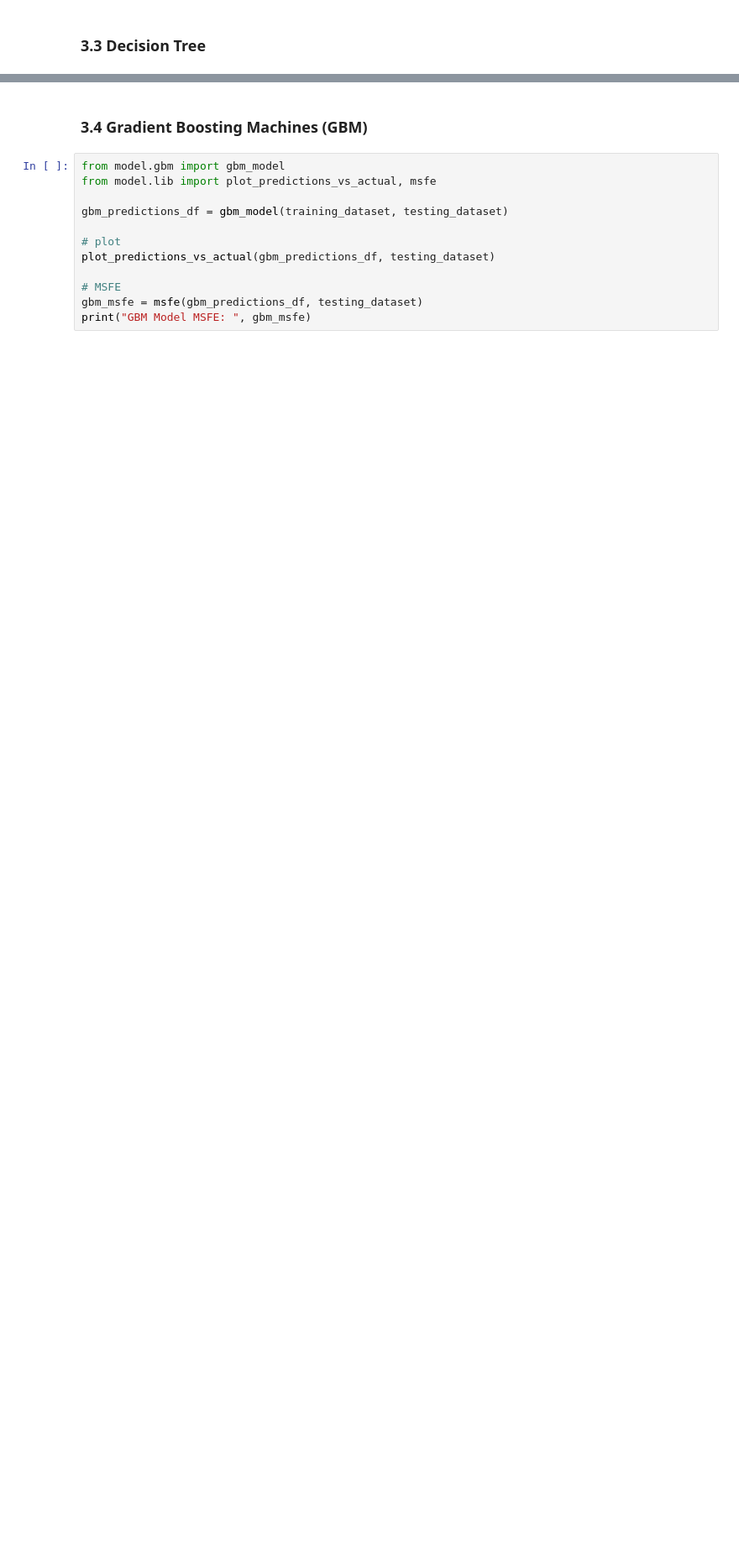
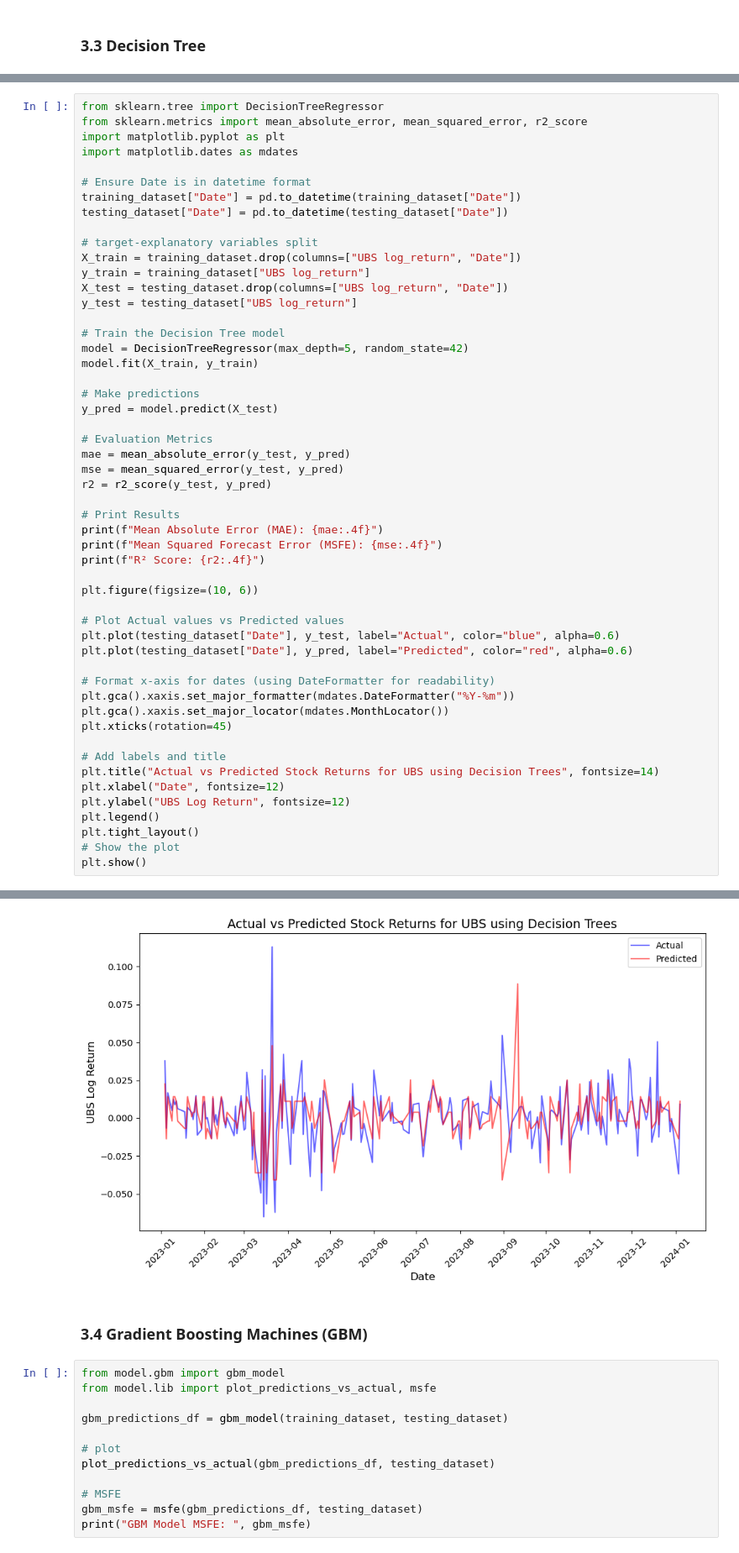
Before and after one commit to CynthiaShiyue/IDS789-Financial-Model-Project, a Jupyter notebook: final_report.ipynb, the cells around one changed output, grey strips where cells are left out. Shown at 84% size. Saved outputs shown, nothing was run; the diff lists cells and outputs as text; blank space fills up the shorter version.

Commit message:
decision trees explanation

```diff
--- a/final_report.ipynb
+++ b/final_report.ipynb
@@ -257,0 +284,53 @@ print("Bayesian Model MSFE: ", bay_msfe)
+# %%
+from sklearn.tree import DecisionTreeRegressor
+from sklearn.metrics import mean_absolute_error, mean_squared_error, r2_score
+import matplotlib.pyplot as plt
+import matplotlib.dates as mdates
+
+# Ensure Date is in datetime format
+training_dataset["Date"] = pd.to_datetime(training_dataset["Date"])
+testing_dataset["Date"] = pd.to_datetime(testing_dataset["Date"])
+
+# target-explanatory variables split
+X_train = training_dataset.drop(columns=["UBS log_return", "Date"])
+y_train = training_dataset["UBS log_return"]
+X_test = testing_dataset.drop(columns=["UBS log_return", "Date"])
+y_test = testing_dataset["UBS log_return"]
+
+# Train the Decision Tree model
+model = DecisionTreeRegressor(max_depth=5, random_state=42)
+model.fit(X_train, y_train)
+
+# Make predictions
+y_pred = model.predict(X_test)
+
+# Evaluation Metrics
+mae = mean_absolute_error(y_test, y_pred)
+mse = mean_squared_error(y_test, y_pred)
+r2 = r2_score(y_test, y_pred)
+
+# Print Results
+print(f"Mean Absolute Error (MAE): {mae:.4f}")
+print(f"Mean Squared Forecast Error (MSFE): {mse:.4f}")
+print(f"R² Score: {r2:.4f}")
+
+plt.figure(figsize=(10, 6))
+
+# Plot Actual values vs Predicted values
+plt.plot(testing_dataset["Date"], y_test, label="Actual", color="blue", alpha=0.6)
+plt.plot(testing_dataset["Date"], y_pred, label="Predicted", color="red", alpha=0.6)
+
+# Format x-axis for dates (using DateFormatter for readability)
+plt.gca().xaxis.set_major_formatter(mdates.DateFormatter("%Y-%m"))
+plt.gca().xaxis.set_major_locator(mdates.MonthLocator())
+plt.xticks(rotation=45)
+
+# Add labels and title
+plt.title("Actual vs Predicted Stock Returns for UBS using Decision Trees", fontsize=14)
+plt.xlabel("Date", fontsize=12)
+plt.ylabel("UBS Log Return", fontsize=12)
+plt.legend()
+plt.tight_layout()
+# Show the plot
+plt.show()
+# %% [output]
@@ -258,3 +340,4 @@ print("Bayesian Model MSFE: ", bay_msfe)
+[figure, added]
 # %% [markdown]
 ### 3.4 Gradient Boosting Machines (GBM)
 # %%
```
Also changed, not shown: parts of 6 cells of this notebook.
